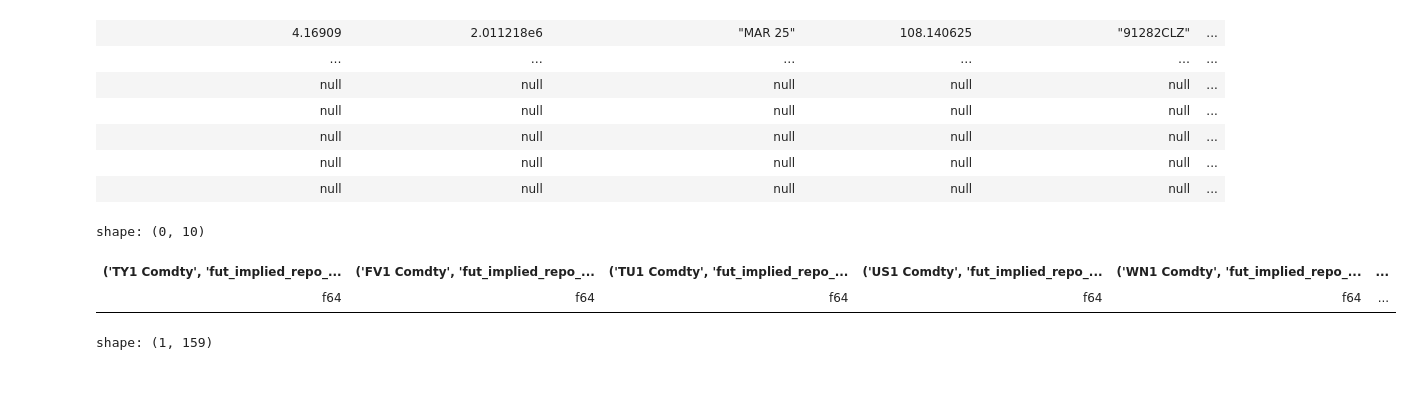
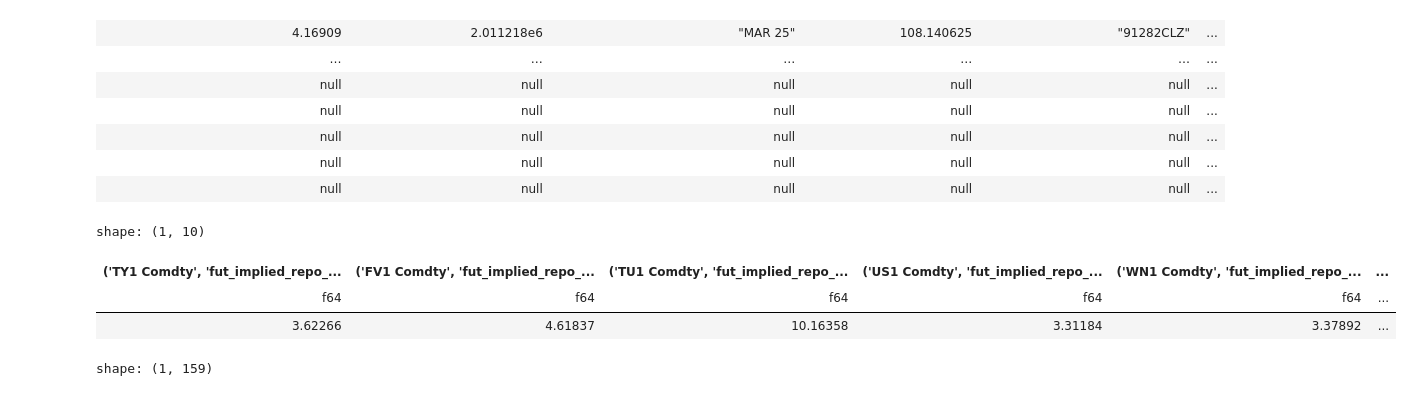
Before and after one commit to maxz073/p10_Siriwardane_et_al_2026, a Jupyter notebook: src/check.ipynb, the cells around one changed output. Drawn from its saved outputs; the diff is of its cells as text; code cells hidden in the pictures.

```diff
--- a/src/check.ipynb
+++ b/src/check.ipynb
@@ -20,14 +20,15 @@ shape: (261, 159)
 | null | null | null | null | null | ... |
 | null | null | null | null | null | ... |
 # %%
-df_only = df.filter(pl.col("Date") == pl.date(2026, 12, 31)).select(
+df_only = df.filter(pl.col("Date") == pl.date(2025, 12, 31)).select(
     [col for col in df.columns if 'fut_implied_repo_rt' in str(col)]
 )
 df_only
 # %% [output]
-shape: (0, 10)
+shape: (1, 10)
 | ('TY1 Comdty', 'fut_implied_repo_... | ('FV1 Comdty', 'fut_implied_repo_... | ('TU1 Comdty', 'fut_implied_repo_... | ('US1 Comdty', 'fut_implied_repo_... | ('WN1 Comdty', 'fut_implied_repo_... | ... |
 | f64 | f64 | f64 | f64 | f64 | ... |
+| 3.62266 | 4.61837 | 10.16358 | 3.31184 | 3.37892 | ... |
 # %%
 df.null_count()
 # %% [output]
```
Also changed, not shown: parts of 3 cells of this notebook, 1 other file.
